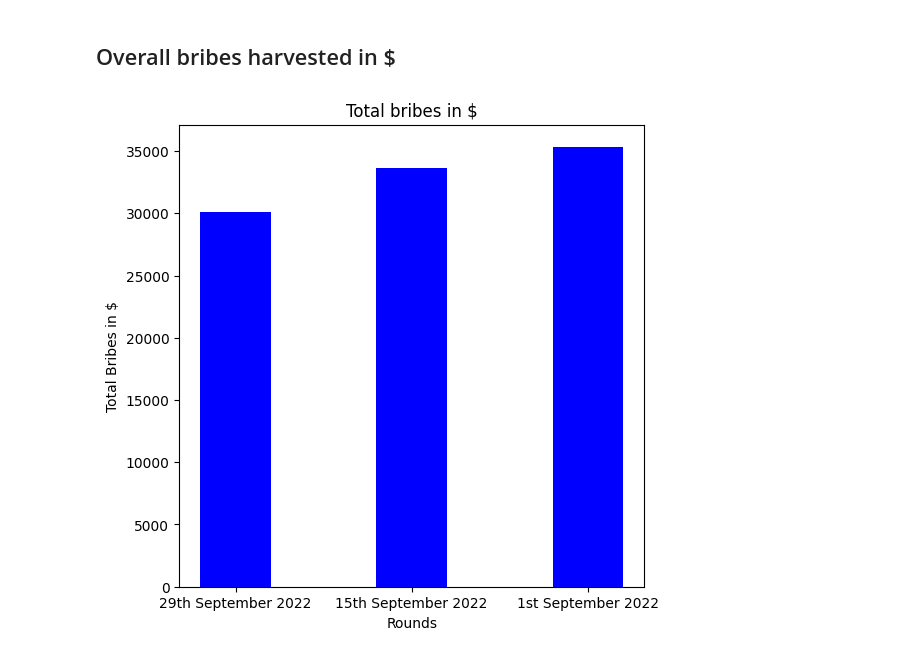
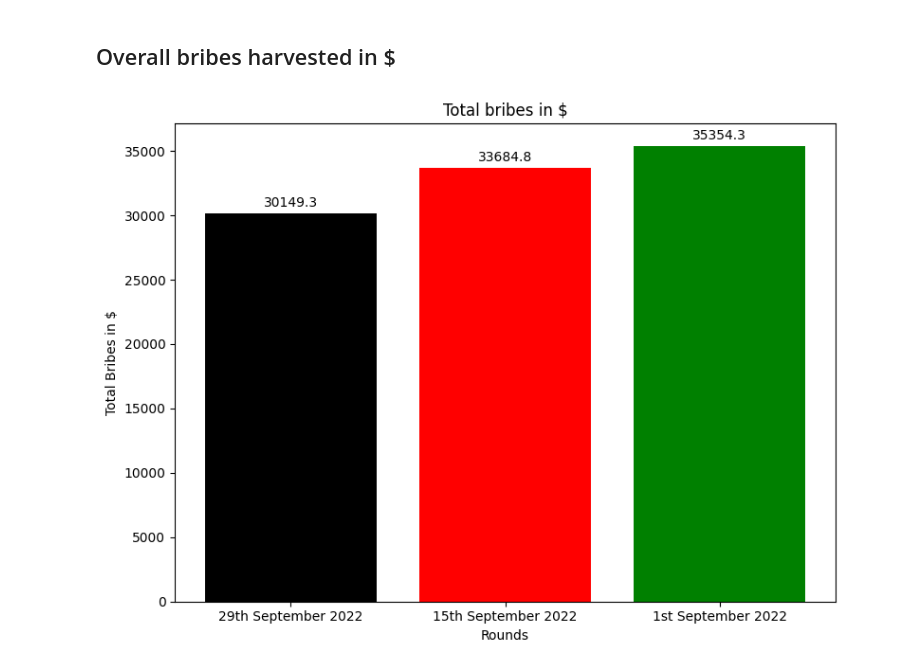
Before and after one commit to Badger-Finance/badger-influence-analytics, a Jupyter notebook: notebooks/aura_bribes/bribes_graviaura_research.ipynb, the cells around one changed output. Saved outputs shown, nothing was run; the diff lists cells and outputs as text; code cells hidden in the pictures.

```diff
--- a/notebooks/aura_bribes/bribes_graviaura_research.ipynb
+++ b/notebooks/aura_bribes/bribes_graviaura_research.ipynb
@@ -59,17 +66,23 @@ plt.show()
 # %%
 import matplotlib.pyplot as plt
 
 rounds = [dataset[0] for dataset in data_rows]
 total_bribes = [float(dataset[1] + dataset[2]) for dataset in data_rows]
+x = np.arange(len(rounds))
 
-fig_total = plt.figure(figsize=(6, 6))
+fig, ax = plt.subplots()
+fig.set_figheight(6)
+fig.set_figwidth(8)
+# creating the bar plot
+bar = ax.bar(x, total_bribes, color=['black', 'red', 'green', 'blue', 'cyan'])
 
-# creating the bar plot
-plt.bar(rounds, total_bribes, color='blue', width=0.4)
+ax.set_xlabel("Rounds")
+ax.set_ylabel("Total Bribes in $")
+ax.set_title("Total bribes in $")
+ax.set_xticks(x, rounds)
+ax.bar_label(bar, padding=3)
+fig.tight_layout()
 
-plt.xlabel("Rounds")
-plt.ylabel("Total Bribes in $")
-plt.title("Total bribes in $")
 plt.show()
 # %% [output]
-[figure, old version]
+[figure, new version]
```
Also changed, not shown: parts of 2 cells of this notebook.
